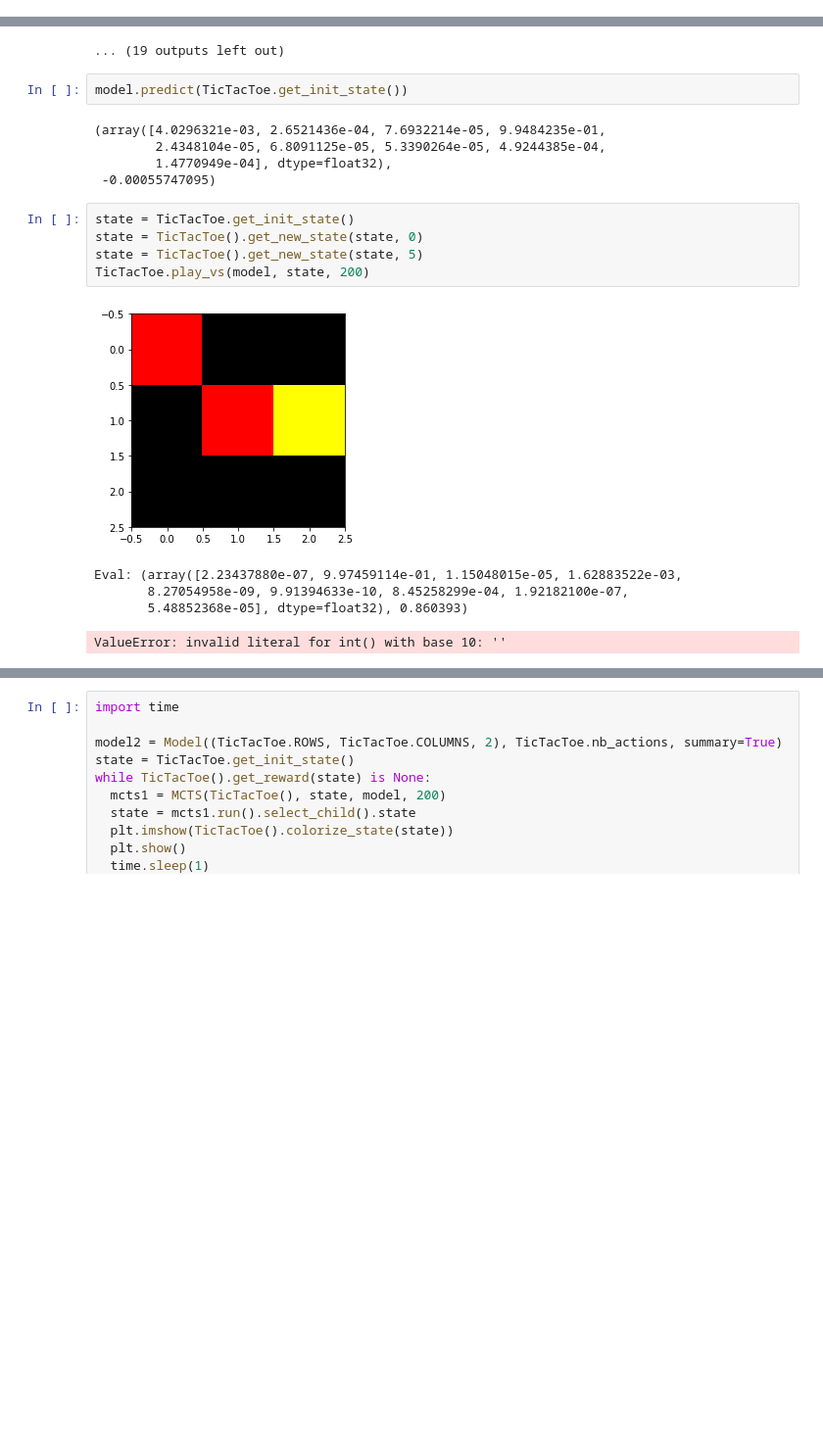
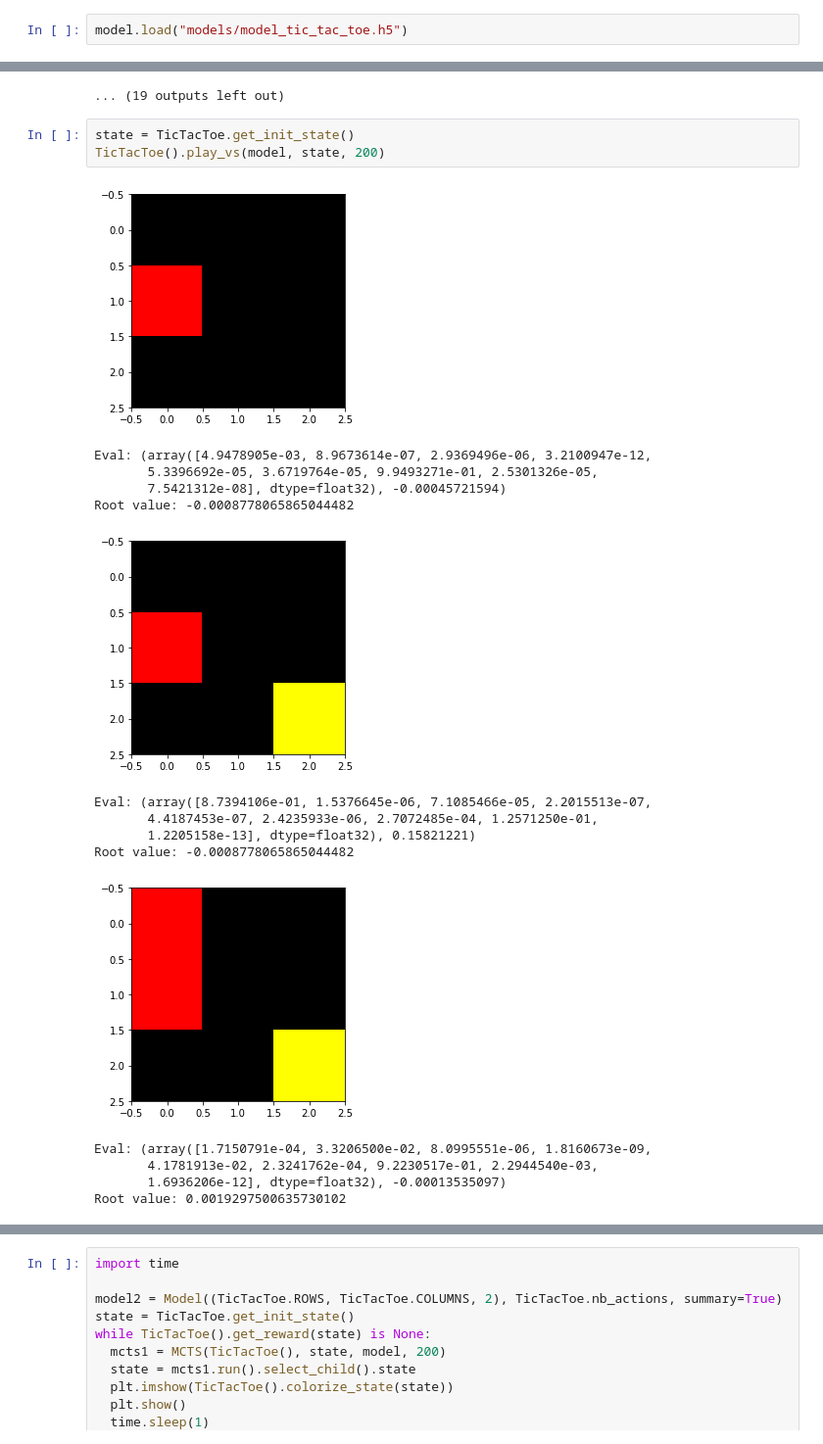
Before and after one commit to gaetanserre/Reinforcement-learning-algorithms, a Jupyter notebook: MCTS/implementation.ipynb, the cells around one changed output, grey strips where cells are left out. Shown: that part at 98% size. Cells and saved outputs as stored; diff of their text form; blank space fills up the shorter version.

```diff
--- a/MCTS/implementation.ipynb
+++ b/MCTS/implementation.ipynb
@@ -42,3 +52,5 @@ To enable them in other operations, rebuild TensorFlow with the appropriate comp
+# %%
+model.load("models/model_tic_tac_toe.h5")
 # %%
 model.train(TicTacToe(), nb_iter=15, nb_simulations=200, nb_games=100, nb_epochs=40)
 model.save("models/model_tic_tac_toe.h5")
@@ -66,21 +78,22 @@ policy_accuracy:  1.00 value_mse:  0.07
 6/15...
 [figure]
 ... (19 outputs left out)
-# %%
-model.predict(TicTacToe.get_init_state())
-# %% [output]
-(array([4.0296321e-03, 2.6521436e-04, 7.6932214e-05, 9.9484235e-01,
-        2.4348104e-05, 6.8091125e-05, 5.3390264e-05, 4.9244385e-04,
-        1.4770949e-04], dtype=float32),
- -0.00055747095)
 # %%
 state = TicTacToe.get_init_state()
-state = TicTacToe().get_new_state(state, 0)
-state = TicTacToe().get_new_state(state, 5)
-TicTacToe.play_vs(model, state, 200)
+TicTacToe().play_vs(model, state, 200)
 # %% [output]
-[figure, old version]
+[figure, new version]
-Eval: (array([2.23437880e-07, 9.97459114e-01, 1.15048015e-05, 1.62883522e-03,
-       8.27054958e-09, 9.91394633e-10, 8.45258299e-04, 1.92182100e-07,
-       5.48852368e-05], dtype=float32), 0.860393)
+Eval: (array([4.9478905e-03, 8.9673614e-07, 2.9369496e-06, 3.2100947e-12,
+       5.3396692e-05, 3.6719764e-05, 9.9493271e-01, 2.5301326e-05,
+       7.5421312e-08], dtype=float32), -0.00045721594)
+Root value: -0.0008778065865044482
+[figure, added]
-ValueError: invalid literal for int() with base 10: ''
+Eval: (array([8.7394106e-01, 1.5376645e-06, 7.1085466e-05, 2.2015513e-07,
+       4.4187453e-07, 2.4235933e-06, 2.7072485e-04, 1.2571250e-01,
+       1.2205158e-13], dtype=float32), 0.15821221)
+Root value: -0.0008778065865044482
+[figure, added]
+Eval: (array([1.7150791e-04, 3.3206500e-02, 8.0995551e-06, 1.8160673e-09,
+       4.1781913e-02, 2.3241762e-04, 9.2230517e-01, 2.2944540e-03,
+       1.6936206e-12], dtype=float32), -0.00013535097)
+Root value: 0.0019297500635730102
```
Also changed, not shown: parts of 2 cells of this notebook, 1 other file.
